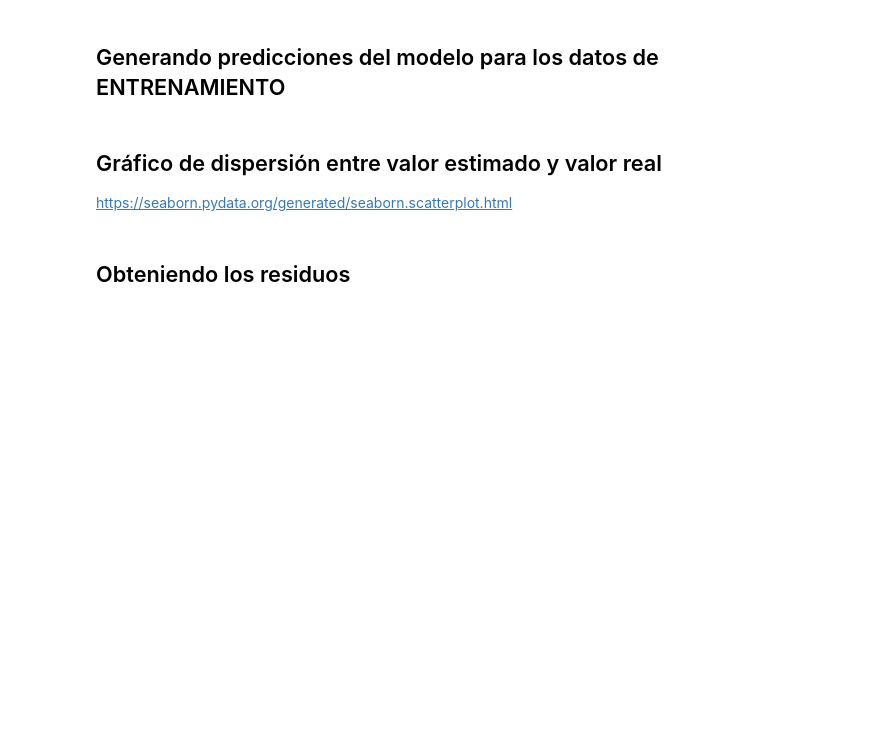
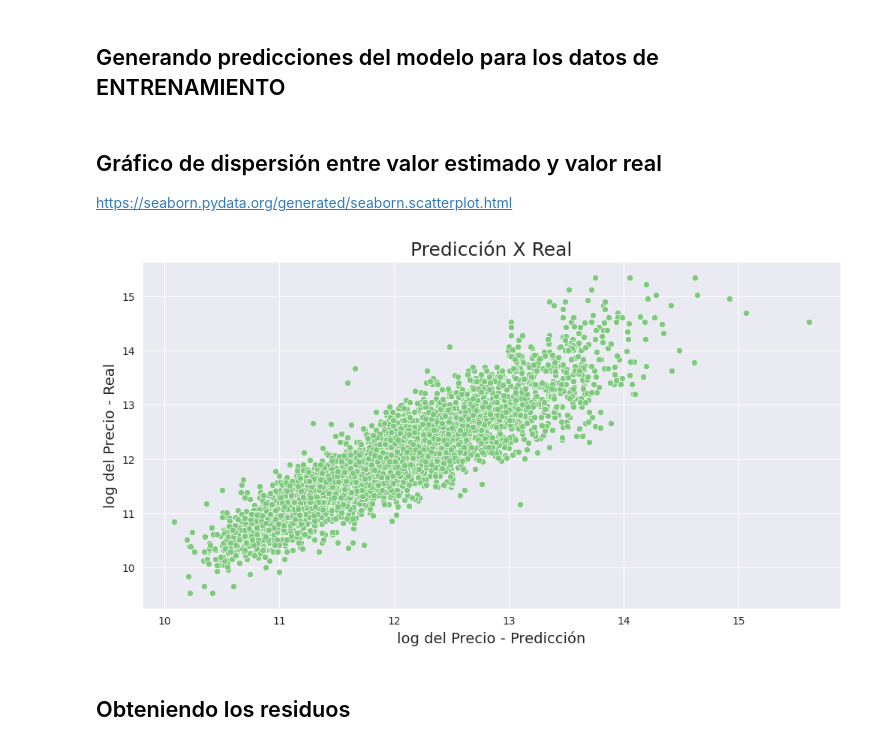
Before and after one commit to Nataliahfk/estadistica_python, a Jupyter notebook: Regresión_Lineal_II.ipynb, the cells around one changed output. Saved outputs shown, nothing was run; the diff lists cells and outputs as text; code cells hidden in the pictures; blank space fills up the shorter version.

```diff
--- a/Regresión_Lineal_II.ipynb
+++ b/Regresión_Lineal_II.ipynb
@@ -587,16 +588,21 @@ pd.DataFrame(data = np.append(modelo.intercept_,modelo.coef_),
 <hr style='border: 2px solid red;'>
 # %% [markdown]
 ## Generando predicciones del modelo para los datos de ENTRENAMIENTO
+# %%
+y_predictivo_entrenamiento = modelo.predict(X_train)
 # %% [markdown]
 ## Gráfico de dispersión entre valor estimado y valor real
 
 https://seaborn.pydata.org/generated/seaborn.scatterplot.html
 # %%
-
+ax = sns.scatterplot(x= y_predictivo_entrenamiento, y = y_train)
 ax.figure.set_size_inches(12, 6)
 ax.set_title('Predicción X Real', fontsize=18)
 ax.set_xlabel('log del Precio - Predicción', fontsize=14)
 ax.set_ylabel('log del Precio - Real', fontsize=14)
-ax
+
+plt.show()
+# %% [output]
+[figure, added]
 # %% [markdown]
 ## Obteniendo los residuos
```
Also changed, not shown: parts of 5 cells of this notebook.
